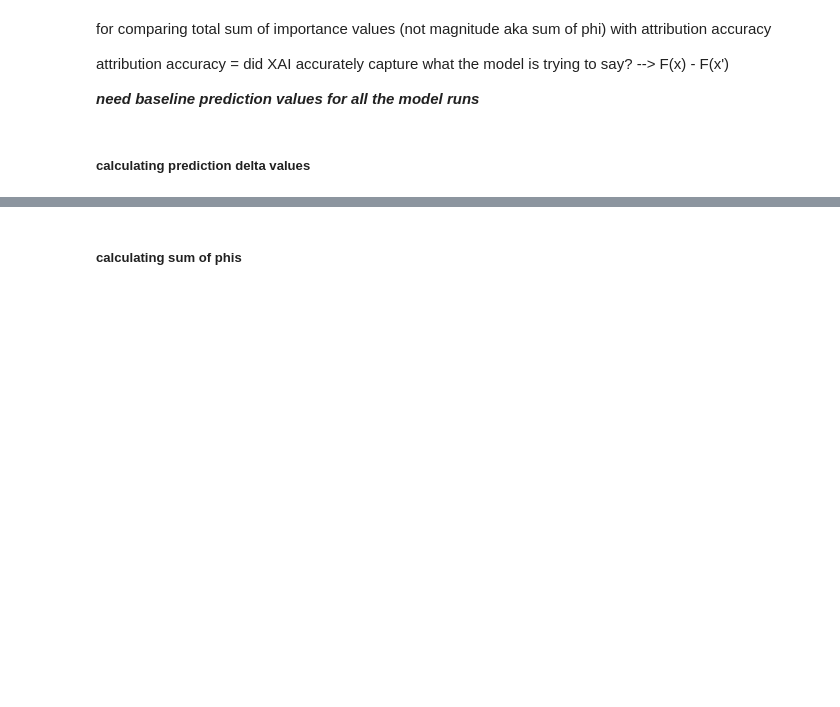
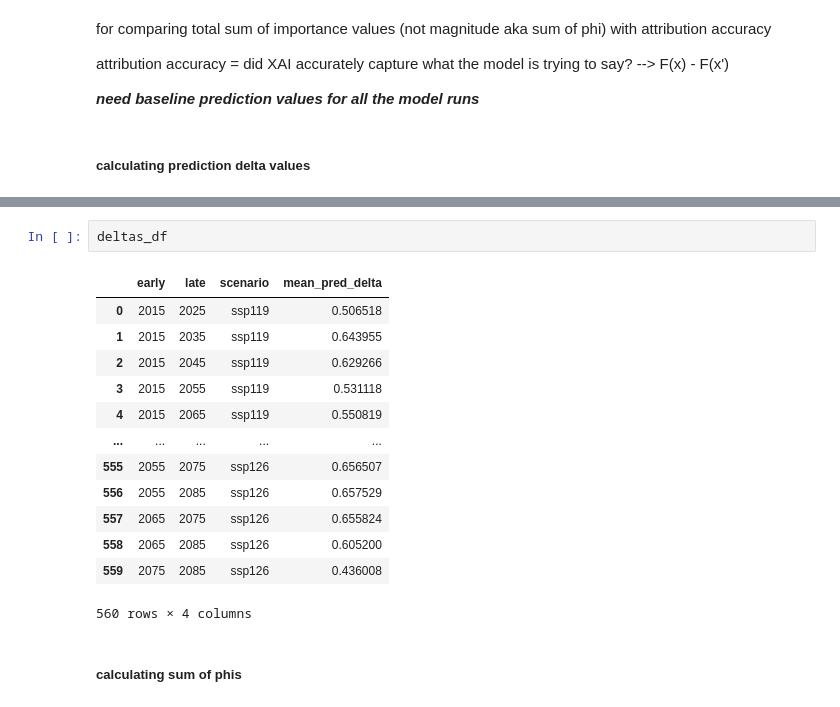
Before and after one commit to sek2dcs/MamalakisResearch, a Jupyter notebook: figure3.ipynb, the cells around one changed output, grey strips where cells are left out. Saved outputs shown, nothing was run; the diff lists cells and outputs as text; blank space fills up the shorter version.

```diff
--- a/figure3.ipynb
+++ b/figure3.ipynb
@@ -680,3 +709,19 @@ metadata_df = pd.merge(metadata_df, deltas_df, on=['early', 'late', 'scenario'],
+# %%
+deltas_df
+# %% [output]
+|  | early | late | scenario | mean_pred_delta |
+| 0 | 2015 | 2025 | ssp119 | 0.506518 |
+| 1 | 2015 | 2035 | ssp119 | 0.643955 |
+| 2 | 2015 | 2045 | ssp119 | 0.629266 |
+| 3 | 2015 | 2055 | ssp119 | 0.531118 |
+| 4 | 2015 | 2065 | ssp119 | 0.550819 |
+| ... | ... | ... | ... | ... |
+| 555 | 2055 | 2075 | ssp126 | 0.656507 |
+| 556 | 2055 | 2085 | ssp126 | 0.657529 |
+| 557 | 2065 | 2075 | ssp126 | 0.655824 |
+| 558 | 2065 | 2085 | ssp126 | 0.605200 |
+| 559 | 2075 | 2085 | ssp126 | 0.436008 |
+560 rows × 4 columns
 # %% [markdown]
 ##### **calculating sum of phis**
 # %%
```
Also changed, not shown: parts of 4 cells of this notebook.
